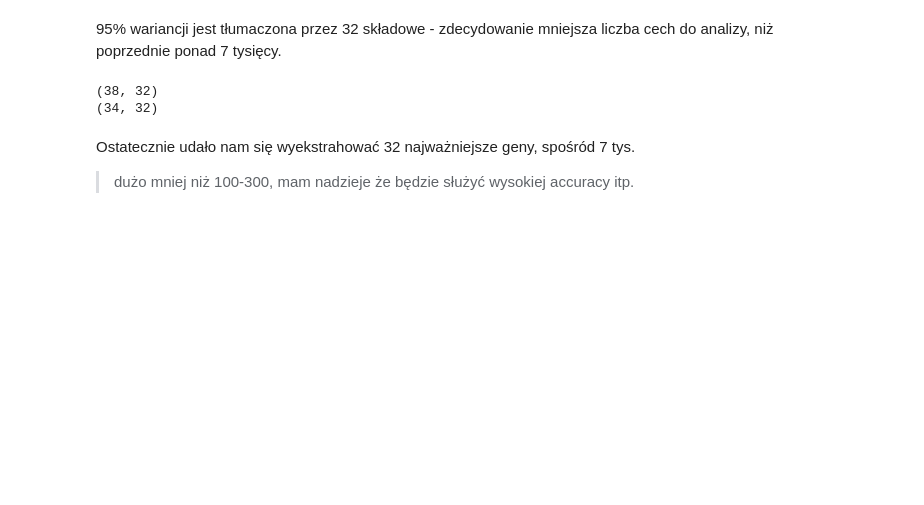
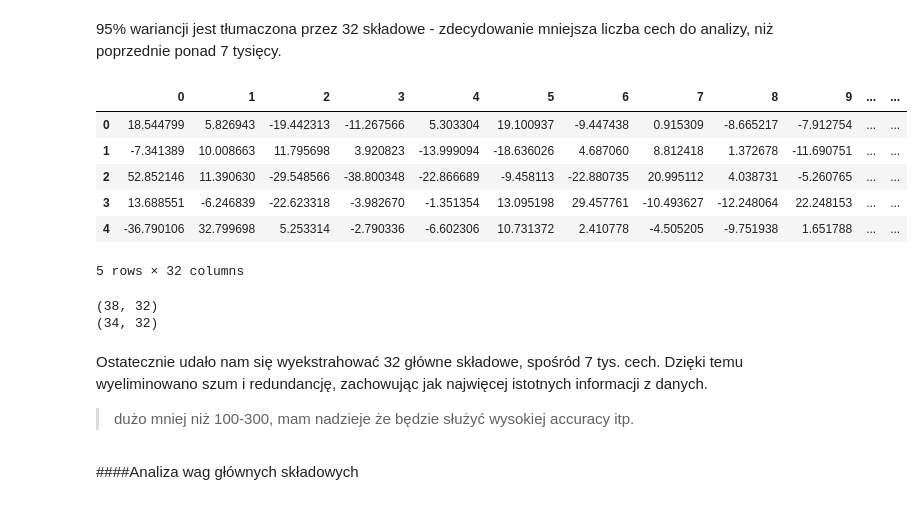
Before and after one commit to szezlong/gene-classification, a Jupyter notebook: Gene_Classification.ipynb, the cells around one changed output. Drawn from its saved outputs; the diff is of its cells as text; code cells hidden in the pictures; blank space fills up the shorter version.

```diff
--- a/Gene_Classification.ipynb
+++ b/Gene_Classification.ipynb
@@ -267,8 +269,18 @@ ax.grid(axis='x')
 # %% [markdown]
 95% wariancji jest tłumaczona przez 32 składowe - zdecydowanie mniejsza liczba cech do analizy, niż poprzednie ponad 7 tysięcy.
 # %%
-X_train = PCA(n_components=32).fit_transform(train_scaled)
-X_test = PCA(n_components=32).fit_transform(test_scaled)
+X_train = pd.DataFrame(PCA(n_components=32).fit_transform(train_scaled))
+X_test = pd.DataFrame(PCA(n_components=32).fit_transform(test_scaled))
+# %%
+X_train.head()
+# %% [output]
+|  | 0 | 1 | 2 | 3 | 4 | 5 | 6 | 7 | 8 | 9 | ... | ... |
+| 0 | 18.544799 | 5.826943 | -19.442313 | -11.267566 | 5.303304 | 19.100937 | -9.447438 | 0.915309 | -8.665217 | -7.912754 | ... | ... |
+| 1 | -7.341389 | 10.008663 | 11.795698 | 3.920823 | -13.999094 | -18.636026 | 4.687060 | 8.812418 | 1.372678 | -11.690751 | ... | ... |
+| 2 | 52.852146 | 11.390630 | -29.548566 | -38.800348 | -22.866689 | -9.458113 | -22.880735 | 20.995112 | 4.038731 | -5.260765 | ... | ... |
+| 3 | 13.688551 | -6.246839 | -22.623318 | -3.982670 | -1.351354 | 13.095198 | 29.457761 | -10.493627 | -12.248064 | 22.248153 | ... | ... |
+| 4 | -36.790106 | 32.799698 | 5.253314 | -2.790336 | -6.602306 | 10.731372 | 2.410778 | -4.505205 | -9.751938 | 1.651788 | ... | ... |
+5 rows × 32 columns
 # %%
 print(X_train.shape)
 print(X_test.shape)
@@ -276,6 +288,8 @@ print(X_test.shape)
 (38, 32)
 (34, 32)
 # %% [markdown]
-Ostatecznie udało nam się wyekstrahować 32 najważniejsze geny, spośród 7 tys.
+Ostatecznie udało nam się wyekstrahować 32 główne składowe, spośród 7 tys. cech. Dzięki temu wyeliminowano szum i redundancję, zachowując jak najwięcej istotnych informacji z danych.
 
 > dużo mniej niż 100-300, mam nadzieje że będzie służyć wysokiej accuracy itp.
+# %% [markdown]
+####Analiza wag głównych składowych
```
Also changed, not shown: parts of 9 cells of this notebook.
